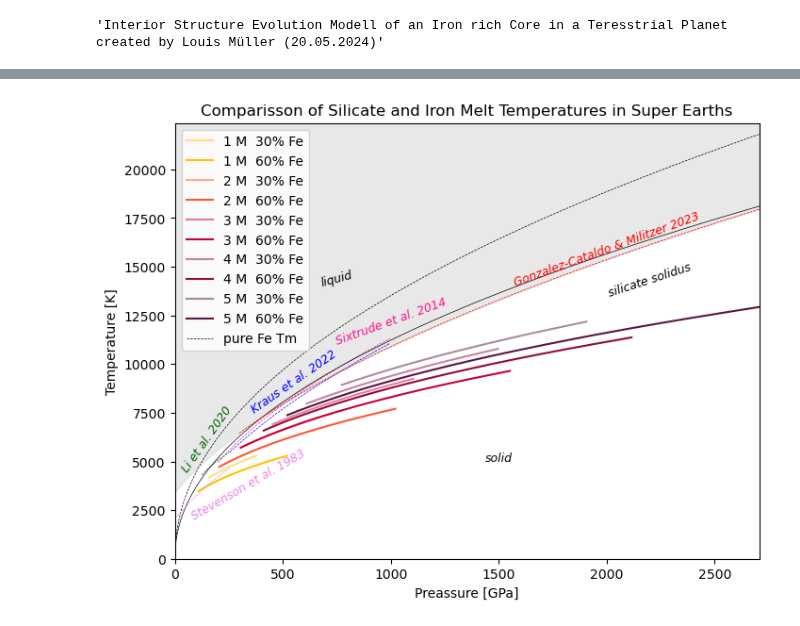
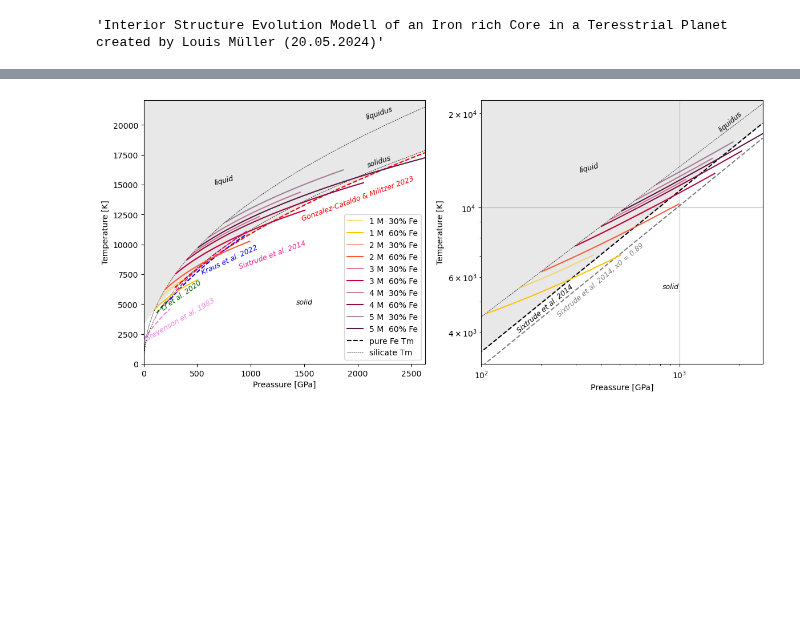
Before and after one commit to louis-mueller/geodynamo, a Jupyter notebook: core/CoreEvollution.ipynb, the cells around one changed output, grey strips where cells are left out. Drawn from its saved outputs; the diff is of its cells as text; code cells hidden in the pictures; blank space fills up the shorter version.

```diff
--- a/core/CoreEvollution.ipynb
+++ b/core/CoreEvollution.ipynb
@@ -99,73 +97,90 @@ def T_m2023(P):
     T_melt = 6469 * (1 + (P*1e-9 - 300)/434.82)**0.54369
     return T_melt
 # %%
-fig, ax = plt.subplots(figsize=(8, 6))
+fig, ax = plt.subplots(1,2,figsize=(14, 6))
 
 n = planets['M5_Fe6']['n'][0]
 P = np.linspace(0, planets['M5_Fe6']['P'][n-1], 1000)
 a = [20, 20, 30, 55, 35, 18]
 i = 650
-l = 0.5 # linewidth
+b = 1
+l = 1.5 # linewidth
 X_M0 = 0.11
 XFeM = 0.1
+ls = 'dashed'
 
 if T_m2014(P)[999] > T_m2023(P)[999] and T_m2014(P)[999] > T_ms2014(P)[999]:
     max_fill = T_m2014(P)[999]
 elif T_m2023(P)[999] > T_m2014(P)[999] and T_m2023(P)[999] > T_ms2014(P)[999]:
     max_fill = T_m2023(P)[999]
 else:
     max_fill = T_ms2014(P)[999]
 
-dTdP_m2023 = np.gradient(T_m2023(P), P)
-dTdP_m2021 = np.gradient(T_m2014(P), P)
-dTdP_m1983 = np.gradient(T_m1983(P), P)
-
-x = [P[i]*1.0e-9, P[i]*1.0e-9, P[400]*1.0e-9]
-y = [T_m2023(P)[i]-2600, T_m2014(P)[i]-500, T_m1983(P)[450]]
+# 0:94 Stevenson et al. 1983
+ax[0].plot(P[0:94]*1.0e-9, T_m1983(P[0:94]), color = 'violet', linestyle=ls, linewidth=l, alpha=b)
+ax[0].text(340, 2000, 'Stevenson et al. 1983', horizontalalignment='center', fontsize=9, color='violet', fontstyle='italic', rotation=a[2])
 
 # 74:368 Sixtrude et al. 2014
-ax.plot(P[74:369]*1.0e-9, T_m2014(P[74:369]), color = 'deeppink', linestyle='dashed', linewidth=l)
-ax.text(1000, 11000, 'Sixtrude et al. 2014', horizontalalignment='center', fontsize=9, color='deeppink', fontstyle='italic', rotation=a[1])
+ax[0].plot(P[74:369]*1.0e-9, T_m2014(P[74:369]), color = 'deeppink', linestyle=ls, linewidth=l, alpha=b)
+ax[1].plot(P*1.0e-9, T_m2014(P), color = 'black', linestyle=ls, linewidth=l, alpha=b)
+ax[1].plot(P*1.0e-9, T_m2014(P,x_light=0.11), color = 'black', linestyle=ls, linewidth=l, alpha=0.5)
+ax[0].text(1200, 8000, 'Sixtrude et al. 2014', horizontalalignment='center', fontsize=9, color='deeppink', fontstyle='italic', rotation=a[1])
 
 # 46:94 Li et al. 2020
-ax.plot(P[46:94]*1.0e-9, T_m2020(P[46:94]*1.0e-9), color = 'darkgreen', linestyle='dashed', linewidth=l)
-ax.text(150, 4500, 'Li et al. 2020', horizontalalignment='center', fontsize=9, color='darkgreen', fontstyle='italic', rotation=a[3])
+ax[0].plot(P[46:94]*1.0e-9, T_m2020(P[46:94]*1.0e-9), color = 'darkgreen', linestyle=ls, linewidth=l, alpha=b)
+ax[0].text(350, 4500, 'Li et al. 2020', horizontalalignment='center', fontsize=9, color='darkgreen', fontstyle='italic', rotation=35)
 
 # 94:369 Kraus et al. 2022
-ax.plot(P[94:369]*1.0e-9, T_m2022(P[94:369]*1.0e-9), color = 'blue', linestyle='dashed', linewidth=l)
-ax.text(550, 7500, 'Kraus et al. 2022', horizontalalignment='center', fontsize=9, color='blue', fontstyle='italic', rotation=a[4])
+ax[0].plot(P[94:369]*1.0e-9, T_m2022(P[94:369]*1.0e-9), color = 'blue', linestyle=ls, linewidth=l, alpha=b)
+ax[0].text(800, 7500, 'Kraus et al. 2022', horizontalalignment='center', fontsize=9, color='blue', fontstyle='italic', rotation=25)
+
+# 110:1000 Gonzalez-Cataldo et al. 2023
+ax[0].plot(P[110:]*1.0e-9, T_m2023(P[110:]), color = 'red', linestyle=ls, linewidth=l, alpha=b)
+ax[0].text(2000, 12000, 'Gonzalez-Cataldo & Militzer 2023', horizontalalignment='center', fontsize=9, color='red', fontstyle='italic', rotation=a[0])
 
 # silicate solidus curve
-ax.plot(P*1.0e-9, T_ms2014(P,x_light=X_M0+XFeM), color = 'black', linewidth=l)
-ax.plot(P*1.0e-9, T_ms2014(P,x_light=0.0+0.0261), linestyle = '--', color = 'black', linewidth=l)
-ax.text(2200, 13500, 'silicate solidus', horizontalalignment='center', fontsize=9, color='black', fontstyle='italic', rotation=a[5])
+ax[0].plot(P*1.0e-9, T_ms2014(P,x_light=X_M0+XFeM), linestyle = ls, color = 'black', linewidth=0.5)
+ax[0].plot(P*1.0e-9, T_ms2014(P,x_light=0.0+0.026), linestyle = ls, color = 'black', linewidth=0.5)
+ax[1].plot(P*1.0e-9, T_ms2014(P,x_light=0.0+0.026), linestyle = ls, color = 'black', linewidth=0.5)
+ax[0].text(2200, 20500, 'liquidus', horizontalalignment='center', fontsize=9, color='black', fontstyle='italic', rotation=a[5])
+ax[1].text(1800, 17500, 'liquidus', horizontalalignment='center', fontsize=9, color='black', fontstyle='italic', rotation=40)
+ax[0].text(2200, 16500, 'solidus', horizontalalignment='center', fontsize=9, color='black', fontstyle='italic', rotation=a[5])
 
-ax.text(750, 14000, 'liquid', horizontalalignment='center', fontsize=9, color='black', fontstyle='italic', rotation=15)
-ax.text(1500, 5000, 'solid', horizontalalignment='center', fontsize=9, color='black', fontstyle='italic', rotation=0)
-ax.text(2000, 14000, 'Gonzalez-Cataldo & Militzer 2023', horizontalalignment='center', fontsize=9, color='red', fontstyle='italic', rotation=a[0])
-
-ax.text(340, 2000, 'Stevenson et al. 1983', horizontalalignment='center', fontsize=9, color='violet', fontstyle='italic', rotation=a[2])
 for prof in profs:
     i = profs.index(prof)
     prof = prof[0:6]
     if i % 2 == 0:
         op = 0.5
     else:
         op = 1
-    ax.plot(planets[prof]['P']*1.0e-9, planets[prof]['T'], color = clrs[i//2], alpha = op, label = labels[prof])
+    ax[0].plot(planets[prof]['P']*1.0e-9, planets[prof]['T'], color = clrs[i//2], alpha = op, label = labels[prof])
+    ax[1].plot(planets[prof]['P']*1.0e-9, planets[prof]['T'], color = clrs[i//2], alpha = op, label = labels[prof])
 
-ax.plot(0,0, color = 'black', linestyle = 'dashed', linewidth=l, label = 'pure Fe Tm')
-ax.plot(P[0:94]*1.0e-9, T_m1983(P[0:94]), color = 'violet', linestyle='dashed', linewidth=l)
+ax[0].plot(0,0, color = 'black', linestyle = ls, linewidth=l, alpha = b, label = 'pure Fe Tm')
+ax[0].plot(0,0, color = 'black', linestyle = ls, linewidth=0.5, label = 'silicate Tm')
+ax[0].text(750, 15000, 'liquid', horizontalalignment='center', fontsize=9, color='black', fontstyle='italic', rotation=15)
+ax[0].text(1500, 5000, 'solid', horizontalalignment='center', fontsize=9, color='black', fontstyle='italic', rotation=0)
+ax[0].fill_between(P*1.0e-9, T_m2023(P), max_fill, where=(T_m2023(P) < max_fill), interpolate=True, color='lightgray', alpha=0.5)
+#ax[0].set_title('Comparisson of Silicate and Iron Melt Temperatures in Super Earths')
+ax[0].set_xlabel('Preassure [GPa]')
+ax[0].set_ylabel('Temperature [K]')
+ax[0].grid(False)
+ax[0].margins(x=0, y=0)  # Set x and y margins to 0
+ax[0].legend()
 
-ax.plot(P[110:]*1.0e-9, T_m2023(P[110:]), color = 'red', linestyle='dashed', linewidth=l)
-ax.fill_between(P*1.0e-9, T_m2023(P), max_fill, where=(T_m2023(P) < max_fill), interpolate=True, color='lightgray', alpha=0.5)
-ax.set_title('Comparisson of Silicate and Iron Melt Temperatures in Super Earths')
-ax.set_xlabel('Preassure [GPa]')
-ax.set_ylabel('Temperature [K]')
-ax.grid(False)
-ax.margins(x=0, y=0)  # Set x and y margins to 0
-plt.legend()
+ax[1].fill_between(P*1.0e-9, T_m2014(P), max_fill, where=(T_m2014(P) < max_fill), interpolate=True, color='lightgray', alpha=0.5)
+ax[1].text(210, 4000, 'Sixtrude et al. 2014', horizontalalignment='center', fontsize=9, color='black', fontstyle='italic', rotation=40)
+ax[1].text(400, 4500, 'Sixtrude et al. 2014, x0 = 0.89', horizontalalignment='center', fontsize=9, color='gray', fontstyle='italic', rotation=40)
+ax[1].text(350, 13000, 'liquid', horizontalalignment='center', fontsize=9, color='black', fontstyle='italic', rotation=15)
+ax[1].text(900, 5500, 'solid', horizontalalignment='center', fontsize=9, color='black', fontstyle='italic', rotation=0)
+ax[1].set_xlabel('Preassure [GPa]')
+ax[1].set_ylabel('Temperature [K]')
+ax[1].set_yscale('log')
+ax[1].set_xscale('log')
+ax[1].set_xlim(1e2,P[999]*1.0e-9)
+ax[1].set_ylim(10**3.5,max_fill)
+ax[1].grid(True)
 
 plt.savefig('MeltTemp.svg')
 # %% [output]
-[figure, old version]
+[figure, new version]
```
Also changed, not shown: parts of 4 cells of this notebook, 2 other files.
